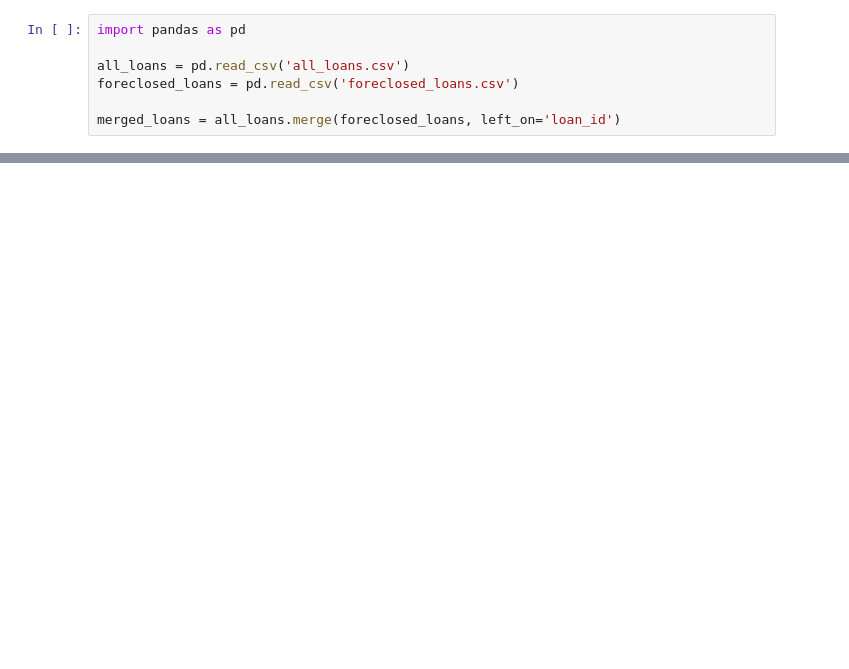
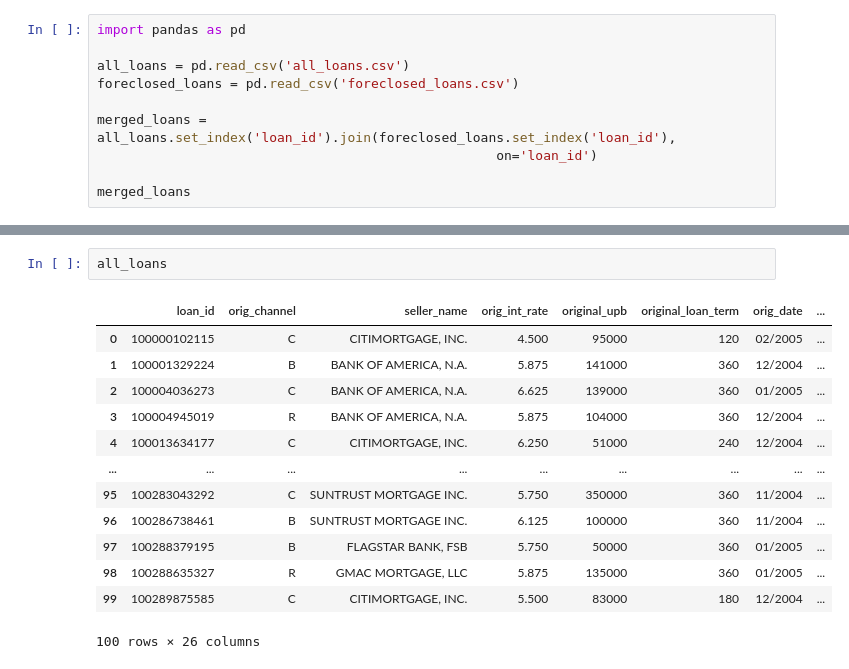
Before and after one commit to jcabiles/AnalysisPractice, a Jupyter notebook: foreclosed_loans_analysis/Analysis of Foreclosed Loans.ipynb, the cells around one changed output, grey strips where cells are left out. Cells and saved outputs as stored; diff of their text form; blank space fills up the shorter version.

Commit message:
Modify merge

```diff
--- a/foreclosed_loans_analysis/Analysis of Foreclosed Loans.ipynb
+++ b/foreclosed_loans_analysis/Analysis of Foreclosed Loans.ipynb
@@ -4,5 +4,8 @@ import pandas as pd
 all_loans = pd.read_csv('all_loans.csv')
 foreclosed_loans = pd.read_csv('foreclosed_loans.csv')
 
-merged_loans = all_loans.merge(foreclosed_loans, left_on='loan_id')
+merged_loans = all_loans.set_index('loan_id').join(foreclosed_loans.set_index('loan_id'),
+                                                   on='loan_id')
+
+merged_loans
 # %% [output]
@@ -15,0 +43,16 @@ merged_loans
+# %%
+all_loans
+# %% [output]
+|  | loan_id | orig_channel | seller_name | orig_int_rate | original_upb | original_loan_term | orig_date | ... |
+| 0 | 100000102115 | C | CITIMORTGAGE, INC. | 4.500 | 95000 | 120 | 02/2005 | ... |
+| 1 | 100001329224 | B | BANK OF AMERICA, N.A. | 5.875 | 141000 | 360 | 12/2004 | ... |
+| 2 | 100004036273 | C | BANK OF AMERICA, N.A. | 6.625 | 139000 | 360 | 01/2005 | ... |
+| 3 | 100004945019 | R | BANK OF AMERICA, N.A. | 5.875 | 104000 | 360 | 12/2004 | ... |
+| 4 | 100013634177 | C | CITIMORTGAGE, INC. | 6.250 | 51000 | 240 | 12/2004 | ... |
+| ... | ... | ... | ... | ... | ... | ... | ... | ... |
+| 95 | 100283043292 | C | SUNTRUST MORTGAGE INC. | 5.750 | 350000 | 360 | 11/2004 | ... |
+| 96 | 100286738461 | B | SUNTRUST MORTGAGE INC. | 6.125 | 100000 | 360 | 11/2004 | ... |
+| 97 | 100288379195 | B | FLAGSTAR BANK, FSB | 5.750 | 50000 | 360 | 01/2005 | ... |
+| 98 | 100288635327 | R | GMAC MORTGAGE, LLC | 5.875 | 135000 | 360 | 01/2005 | ... |
+| 99 | 100289875585 | C | CITIMORTGAGE, INC. | 5.500 | 83000 | 180 | 12/2004 | ... |
+100 rows × 26 columns
```
Also changed, not shown: parts of 3 cells of this notebook.
